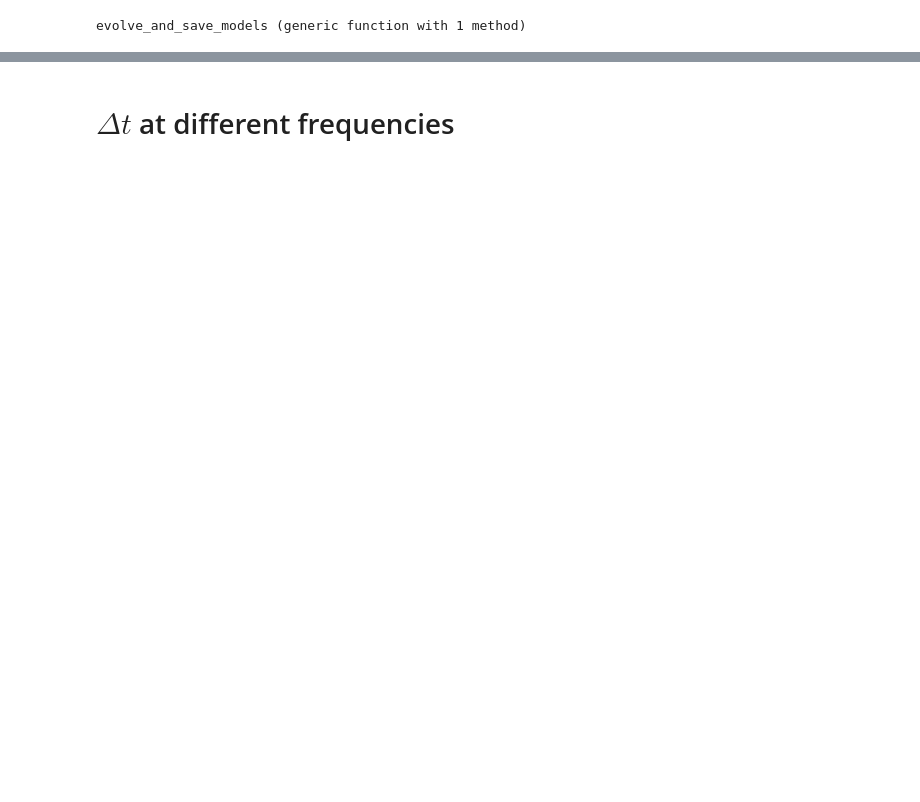
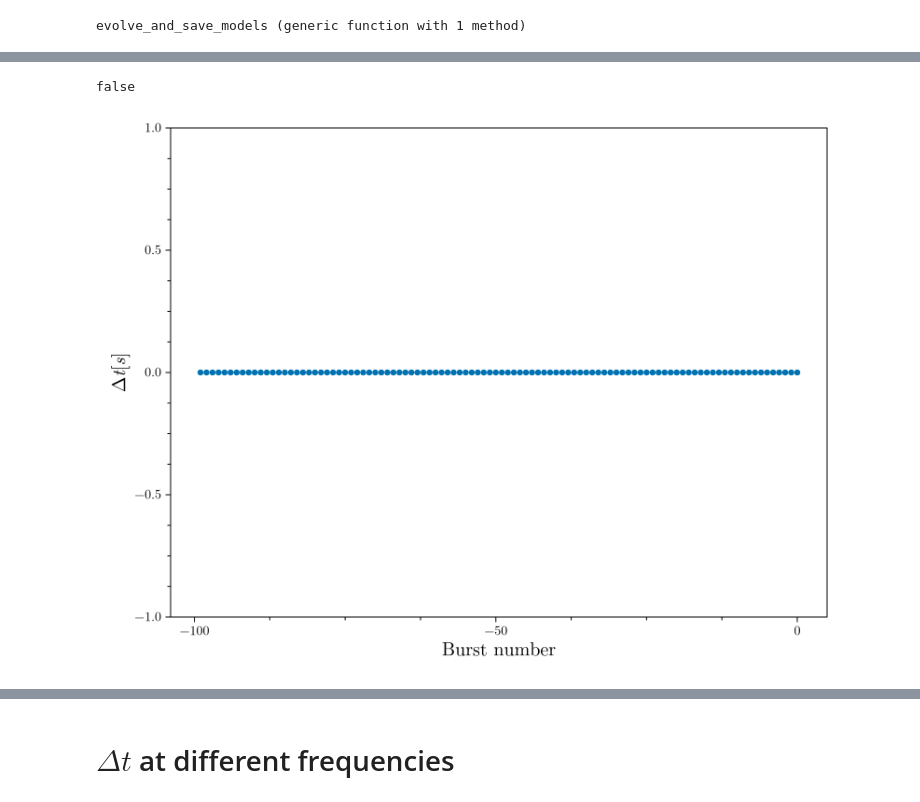
Before and after one commit to casparwb/EccentricBurstTiming.jl, a Jupyter notebook: notebooks/population-evolution.ipynb, the cells around one changed output, grey strips where cells are left out. Drawn from its saved outputs; the diff is of its cells as text; code cells hidden in the pictures; blank space fills up the shorter version.

```diff
--- a/notebooks/population-evolution.ipynb
+++ b/notebooks/population-evolution.ipynb
@@ -407,0 +621,8 @@ end
+# %%
+let ms = readdir("../data/evolution/triple-induced-mergers", join=true)
+    filter!(x -> !contains(x, "_pert"), ms)
+    plot_dt(ms[9], 100, yscale=identity)
+end
+# %% [output]
+false
+[figure, added]
```
Also changed, not shown: parts of 21 cells of this notebook, 4 other files.
